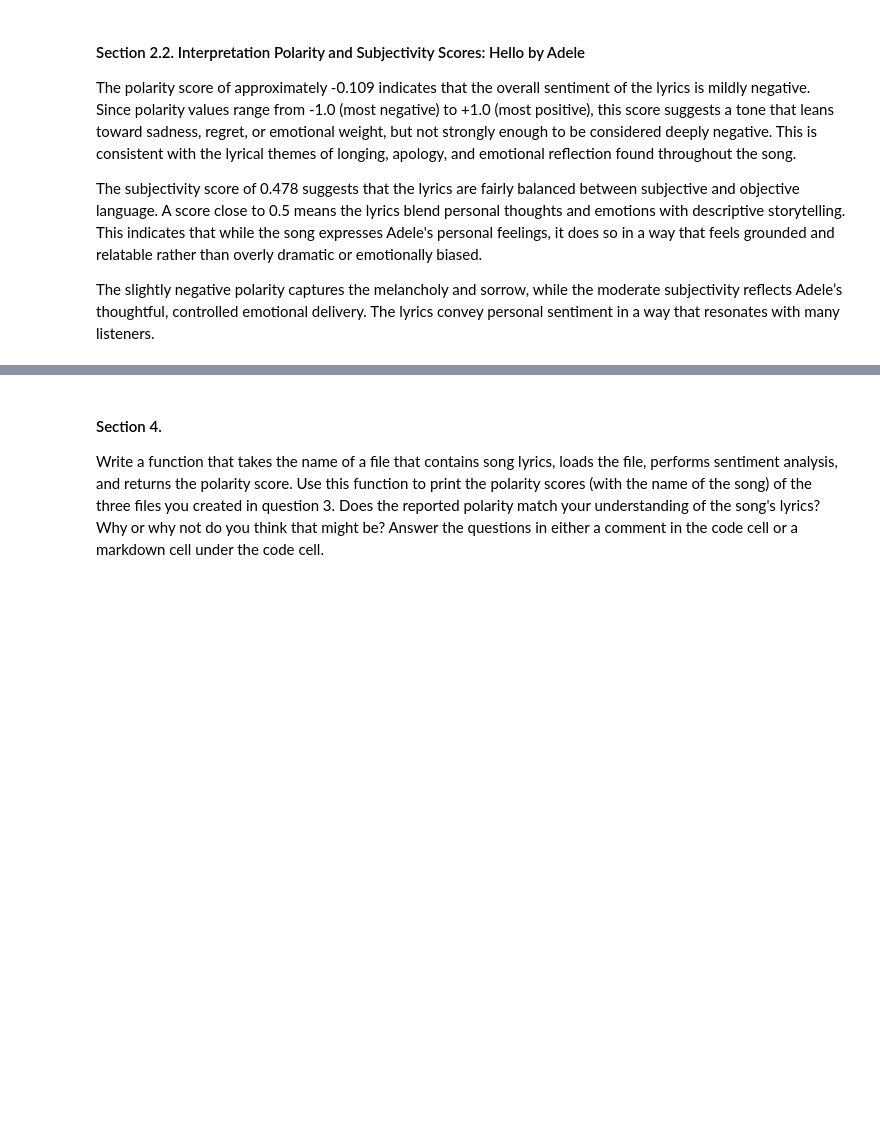
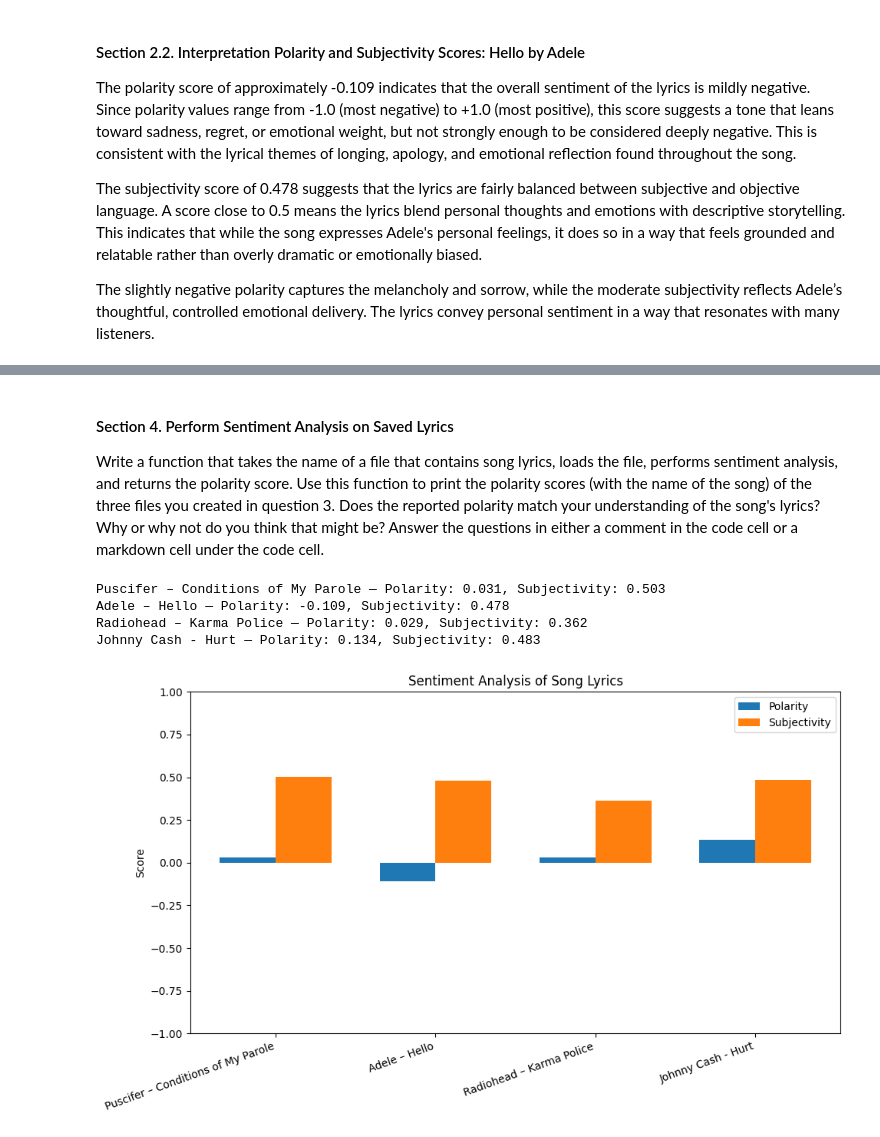
Before and after one commit to Data-Git-Hub/JSON, a Jupyter notebook: requests-json-nlp.ipynb, the cells around one changed output, grey strips where cells are left out. Drawn from its saved outputs; the diff is of its cells as text; code cells hidden in the pictures; blank space fills up the shorter version.

Commit message:
P4 Sect - 4.0 - Modify requests-json-nlp.ipynb, README.md

```diff
--- a/requests-json-nlp.ipynb
+++ b/requests-json-nlp.ipynb
@@ -265,3 +275,59 @@ Lyrics saved to: C:/Projects/JSON/lyrics\johnnycash_hurt_lyrics.json
 # %% [markdown]
-#### Section 4.
+#### Section 4. Perform Sentiment Analysis on Saved Lyrics
 Write a function that takes the name of a file that contains song lyrics, loads the file, performs sentiment analysis, and returns the polarity score.  Use this function to print the polarity scores (with the name of the song) of the three files you created in question 3.  Does the reported polarity match your understanding of the song's lyrics? Why or why not do you think that might be?  Answer the questions in either a comment in the code cell or a markdown cell under the code cell.
+# %%
+# Load spaCy and register extensions (only once)
+nlp = spacy.load("en_core_web_sm")
+Doc.set_extension("polarity", getter=lambda doc: TextBlob(doc.text).sentiment.polarity, force=True)
+Doc.set_extension("subjectivity", getter=lambda doc: TextBlob(doc.text).sentiment.subjectivity, force=True)
+
+# Function to return both polarity and subjectivity from lyrics file
+def get_sentiment_scores(filename):
+    file_path = os.path.join(lyrics_dir, filename)
+    with open(file_path, "r", encoding="utf-8") as f:
+        data = json.load(f)
+    lyrics = data.get("lyrics", "")
+    doc = nlp(lyrics)
+    return doc._.polarity, doc._.subjectivity
+
+# Songs to analyze
+songs_to_analyze = {
+    "Puscifer – Conditions of My Parole": "puscifer_conditions_of_my_parole_lyrics.json",
+    "Adele – Hello": "adele_hello_lyrics.json",
+    "Radiohead – Karma Police": "radiohead_karma_police_lyrics.json",
+    "Johnny Cash - Hurt": "johnnycash_hurt_lyrics.json"
+}
+
+# Collect results
+song_names = []
+polarities = []
+subjectivities = []
+
+for song_name, filename in songs_to_analyze.items():
+    polarity, subjectivity = get_sentiment_scores(filename)
+    song_names.append(song_name)
+    polarities.append(polarity)
+    subjectivities.append(subjectivity)
+    print(f"{song_name} — Polarity: {polarity:.3f}, Subjectivity: {subjectivity:.3f}")
+
+# Plotting the results
+x = range(len(song_names))
+width = 0.35
+
+plt.figure(figsize=(10, 6))
+plt.bar(x, polarities, width=width, label='Polarity', align='center')
+plt.bar([i + width for i in x], subjectivities, width=width, label='Subjectivity', align='center')
+
+plt.xticks([i + width / 2 for i in x], song_names, rotation=20, ha='right')
+plt.ylabel("Score")
+plt.title("Sentiment Analysis of Song Lyrics")
+plt.ylim(-1, 1)
+plt.legend()
+plt.tight_layout()
+plt.show()
+# %% [output]
+Puscifer – Conditions of My Parole — Polarity: 0.031, Subjectivity: 0.503
+Adele – Hello — Polarity: -0.109, Subjectivity: 0.478
+Radiohead – Karma Police — Polarity: 0.029, Subjectivity: 0.362
+Johnny Cash - Hurt — Polarity: 0.134, Subjectivity: 0.483
+[figure, added]
```
Also changed, not shown: parts of 6 cells of this notebook, 2 other files.
